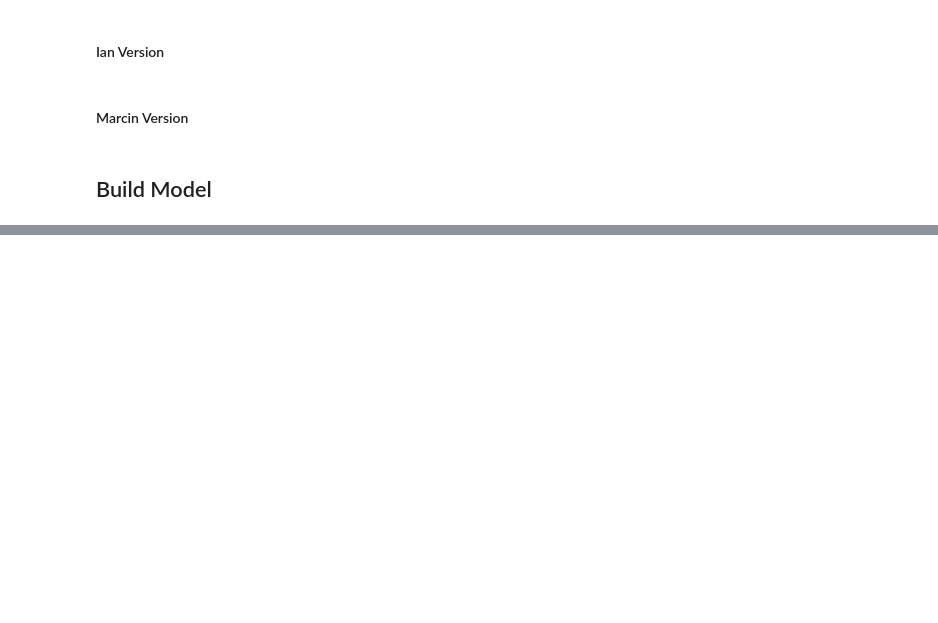
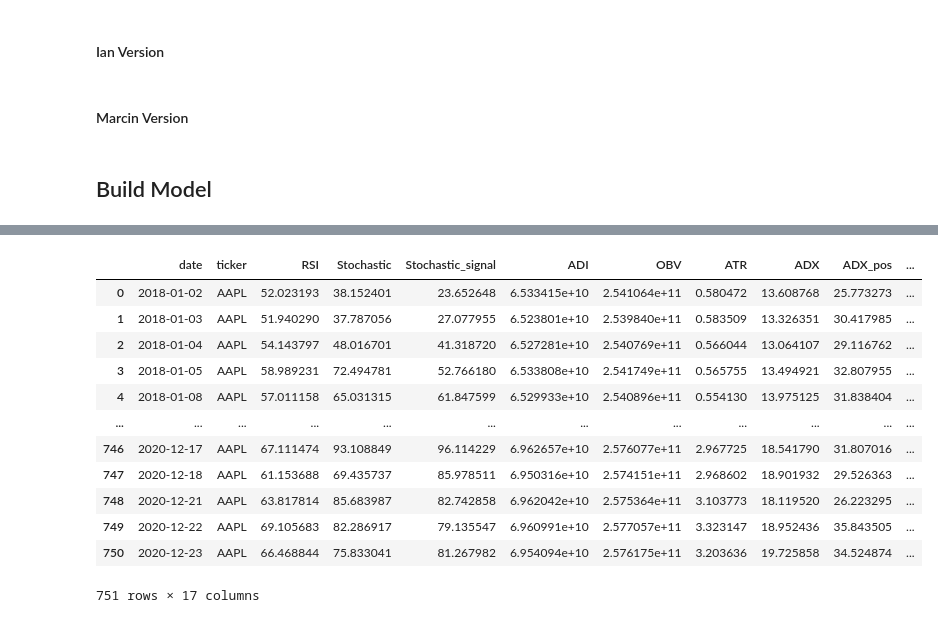
Before and after one commit to marcin-sobocinski/mlchartist, a Jupyter notebook: notebooks/Ian_LSTM_and_process_data.ipynb, the cells around one changed output, grey strips where cells are left out. Cells and saved outputs as stored; diff of their text form; code cells hidden in the pictures; blank space fills up the shorter version.

```diff
--- a/notebooks/Ian_LSTM_and_process_data.ipynb
+++ b/notebooks/Ian_LSTM_and_process_data.ipynb
@@ -159,0 +188,8 @@ from tensorflow.keras import layers
+# %%
+col_to_scale_df = test_set.drop(columns=['ticker', 'date', '5TD_return', '10TD_return', '20TD_return'])
+col_to_scale = list(col_to_scale_df)
+
+scaled_df = test_set
+
+for col in col_to_scale:
+    scaled_df[col] = scaler.transform(scaled_df[[col]])
@@ -159,0 +205,16 @@ from tensorflow.keras import layers
+# %%
+scaled_df
+# %% [output]
+|  | date | ticker | RSI | Stochastic | Stochastic_signal | ADI | OBV | ATR | ADX | ADX_pos | ... |
+| 0 | 2018-01-02 | AAPL | 52.023193 | 38.152401 | 23.652648 | 6.533415e+10 | 2.541064e+11 | 0.580472 | 13.608768 | 25.773273 | ... |
+| 1 | 2018-01-03 | AAPL | 51.940290 | 37.787056 | 27.077955 | 6.523801e+10 | 2.539840e+11 | 0.583509 | 13.326351 | 30.417985 | ... |
+| 2 | 2018-01-04 | AAPL | 54.143797 | 48.016701 | 41.318720 | 6.527281e+10 | 2.540769e+11 | 0.566044 | 13.064107 | 29.116762 | ... |
+| 3 | 2018-01-05 | AAPL | 58.989231 | 72.494781 | 52.766180 | 6.533808e+10 | 2.541749e+11 | 0.565755 | 13.494921 | 32.807955 | ... |
+| 4 | 2018-01-08 | AAPL | 57.011158 | 65.031315 | 61.847599 | 6.529933e+10 | 2.540896e+11 | 0.554130 | 13.975125 | 31.838404 | ... |
+| ... | ... | ... | ... | ... | ... | ... | ... | ... | ... | ... | ... |
+| 746 | 2020-12-17 | AAPL | 67.111474 | 93.108849 | 96.114229 | 6.962657e+10 | 2.576077e+11 | 2.967725 | 18.541790 | 31.807016 | ... |
+| 747 | 2020-12-18 | AAPL | 61.153688 | 69.435737 | 85.978511 | 6.950316e+10 | 2.574151e+11 | 2.968602 | 18.901932 | 29.526363 | ... |
+| 748 | 2020-12-21 | AAPL | 63.817814 | 85.683987 | 82.742858 | 6.962042e+10 | 2.575364e+11 | 3.103773 | 18.119520 | 26.223295 | ... |
+| 749 | 2020-12-22 | AAPL | 69.105683 | 82.286917 | 79.135547 | 6.960991e+10 | 2.577057e+11 | 3.323147 | 18.952436 | 35.843505 | ... |
+| 750 | 2020-12-23 | AAPL | 66.468844 | 75.833041 | 81.267982 | 6.954094e+10 | 2.576175e+11 | 3.203636 | 19.725858 | 34.524874 | ... |
+751 rows × 17 columns
```
Also changed, not shown: parts of 4 cells of this notebook, 1 other file.
